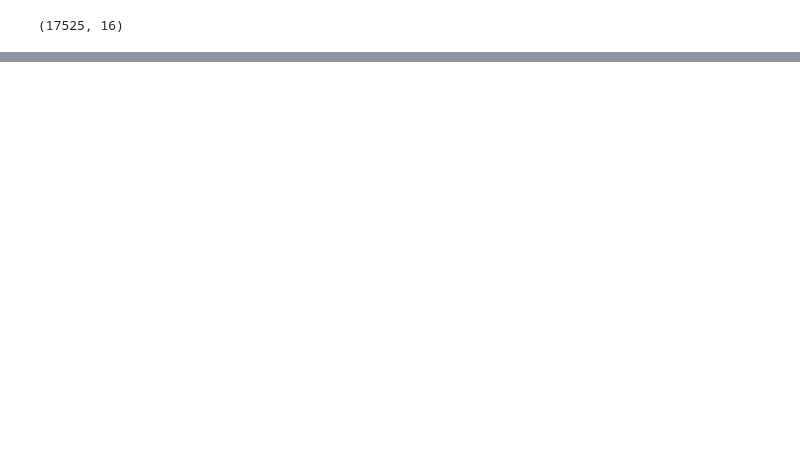
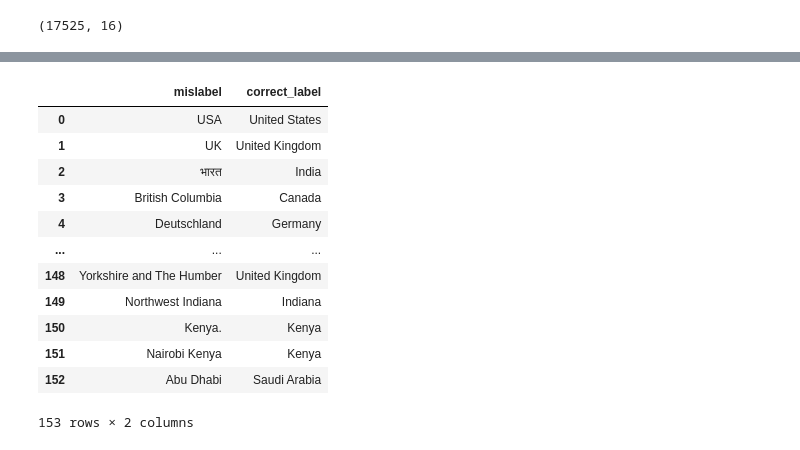
Before and after one commit to dipeshrohan/COVID19-Twitter-Sentiment-Analysis, a Jupyter notebook: COVID19 Tweets and Sentiment Analysis.ipynb, the cells around one changed output, grey strips where cells are left out. Saved outputs shown, nothing was run; the diff lists cells and outputs as text; code cells hidden in the pictures; blank space fills up the shorter version.

```diff
--- a/COVID19 Tweets and Sentiment Analysis.ipynb
+++ b/COVID19 Tweets and Sentiment Analysis.ipynb
@@ -143,0 +144,22 @@ temp_df.shape
+# %%
+dict_country = pd.DataFrame()
+# %%
+dict_country['mislabel'] = dict_count.keys()
+# %%
+dict_country['correct_label']=dict_count.values()
+# %%
+dict_country
+# %% [output]
+|  | mislabel | correct_label |
+| 0 | USA | United States |
+| 1 | UK | United Kingdom |
+| 2 | भारत | India |
+| 3 | British Columbia | Canada |
+| 4 | Deutschland | Germany |
+| ... | ... | ... |
+| 148 | Yorkshire and The Humber | United Kingdom |
+| 149 | Northwest Indiana | Indiana |
+| 150 | Kenya. | Kenya |
+| 151 | Nairobi Kenya | Kenya |
+| 152 | Abu Dhabi | Saudi Arabia |
+153 rows × 2 columns
```
Also changed, not shown: parts of 73 cells of this notebook, 1 other file.
